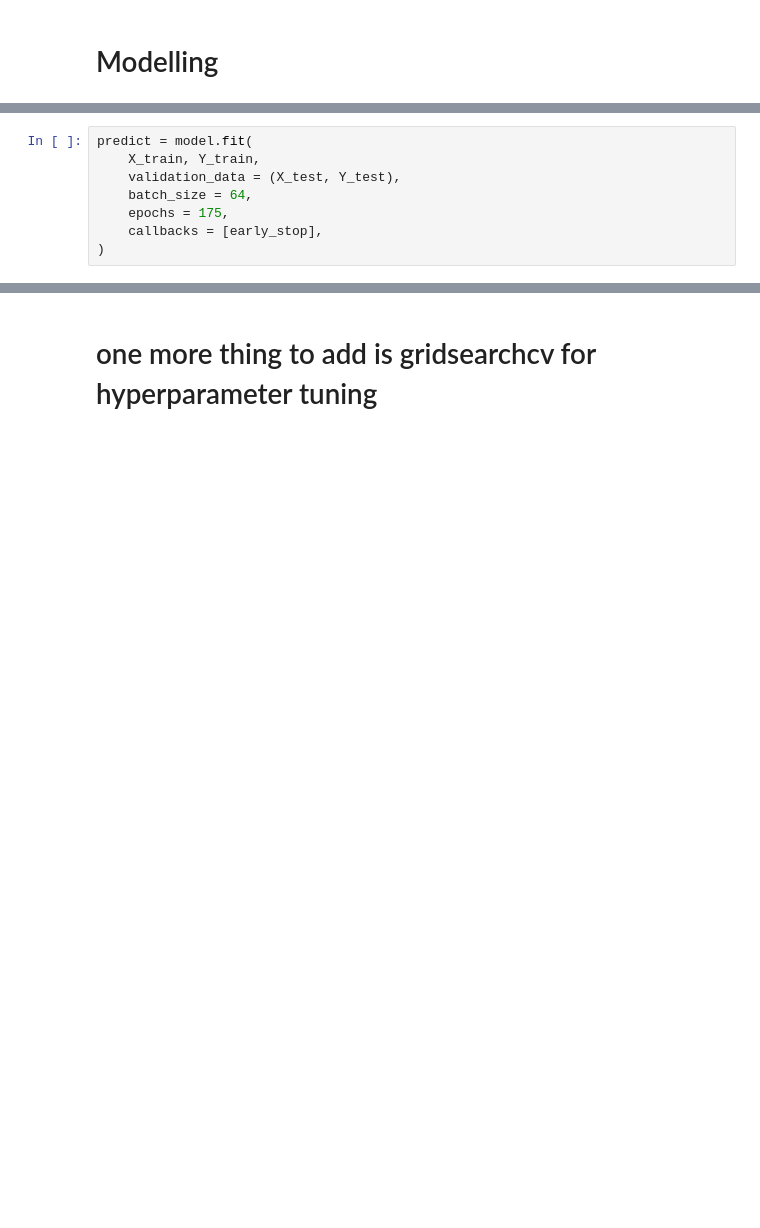
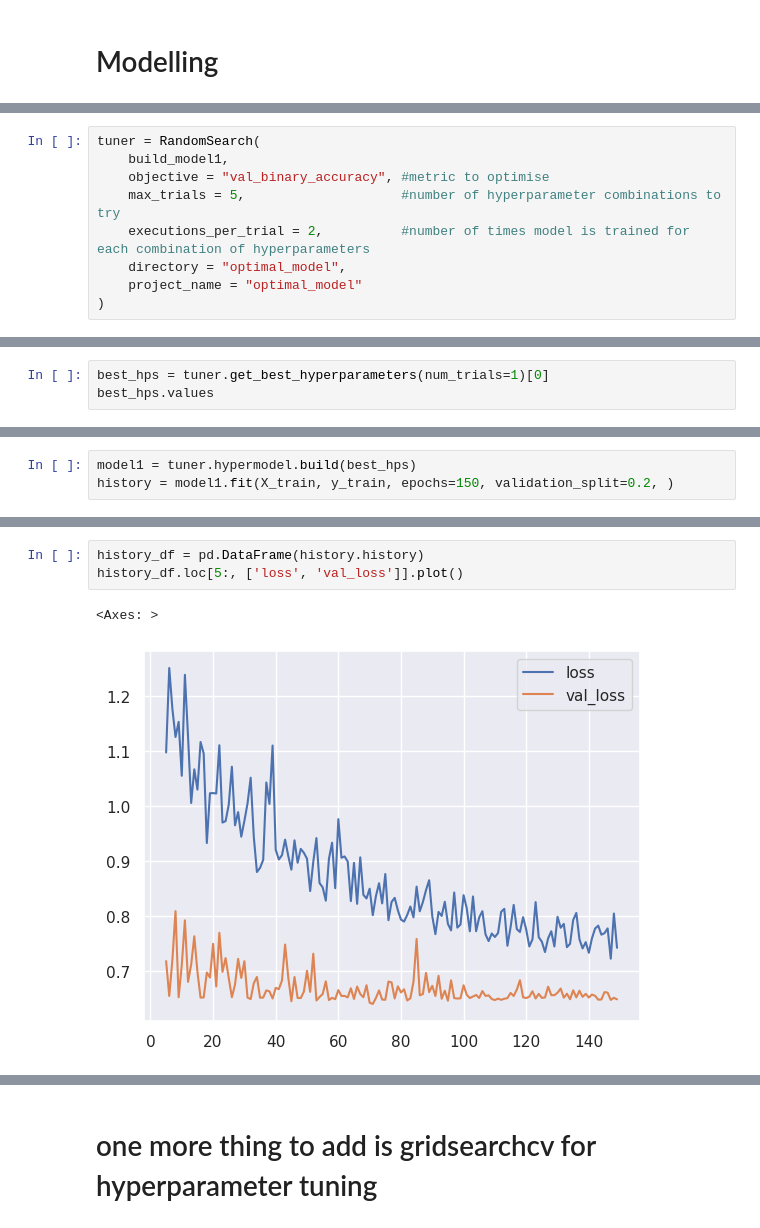
Before and after one commit to nicoleelow/Spotify-Top-Song-Prediction, a Jupyter notebook: Top-Song-Predictor-2.ipynb, the cells around one changed output, grey strips where cells are left out. Saved outputs shown, nothing was run; the diff lists cells and outputs as text; blank space fills up the shorter version.

Commit message:
Added Keras Tuner for 1, 2 and 3 layer model. Added F1 metric and confusion matrix

```diff
--- a/Top-Song-Predictor-2.ipynb
+++ b/Top-Song-Predictor-2.ipynb
@@ -670,8 +684,0 @@ model.compile(
-# %%
-predict = model.fit(
-    X_train, Y_train,
-    validation_data = (X_test, Y_test),
-    batch_size = 64,
-    epochs = 175,
-    callbacks = [early_stop],
-)
@@ -712,0 +767,9 @@ Best Test Accuracy:  0.57209
+# %%
+tuner = RandomSearch(
+    build_model1,
+    objective = "val_binary_accuracy", #metric to optimise
+    max_trials = 5,                    #number of hyperparameter combinations to try
+    executions_per_trial = 2,          #number of times model is trained for each combination of hyperparameters
+    directory = "optimal_model",
+    project_name = "optimal_model"
+)
@@ -712,0 +780,3 @@ Best Test Accuracy:  0.57209
+# %%
+best_hps = tuner.get_best_hyperparameters(num_trials=1)[0]
+best_hps.values
@@ -712,0 +785,3 @@ Best Test Accuracy:  0.57209
+# %%
+model1 = tuner.hypermodel.build(best_hps)
+history = model1.fit(X_train, y_train, epochs=150, validation_split=0.2, )
@@ -712,0 +807,6 @@ Best Test Accuracy:  0.57209
+# %%
+history_df = pd.DataFrame(history.history)
+history_df.loc[5:, ['loss', 'val_loss']].plot()
+# %% [output]
+<Axes: >
+[figure, added]
```
Also changed, not shown: parts of 62 cells of this notebook.
